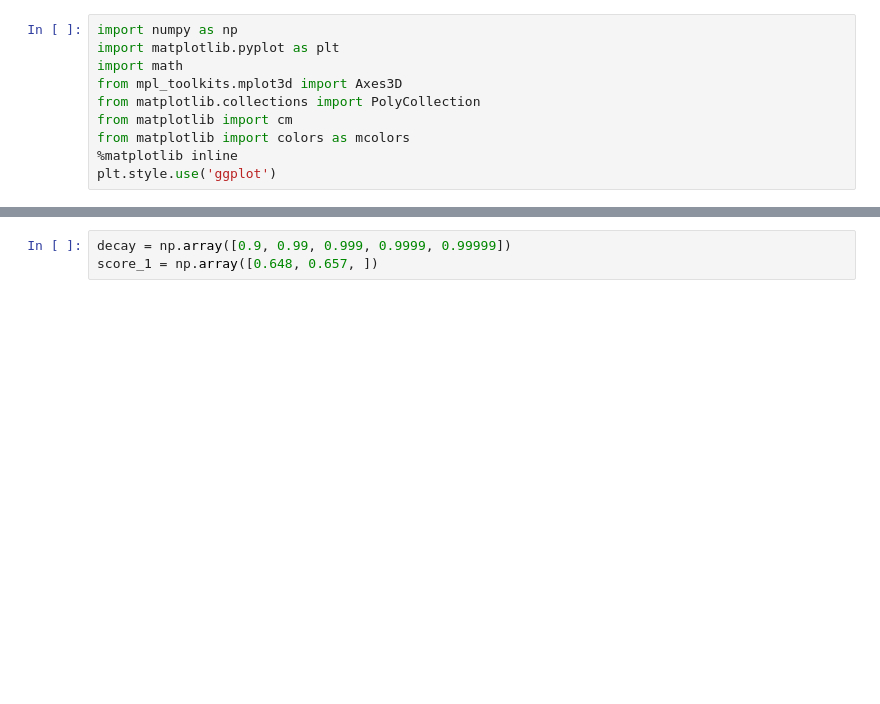
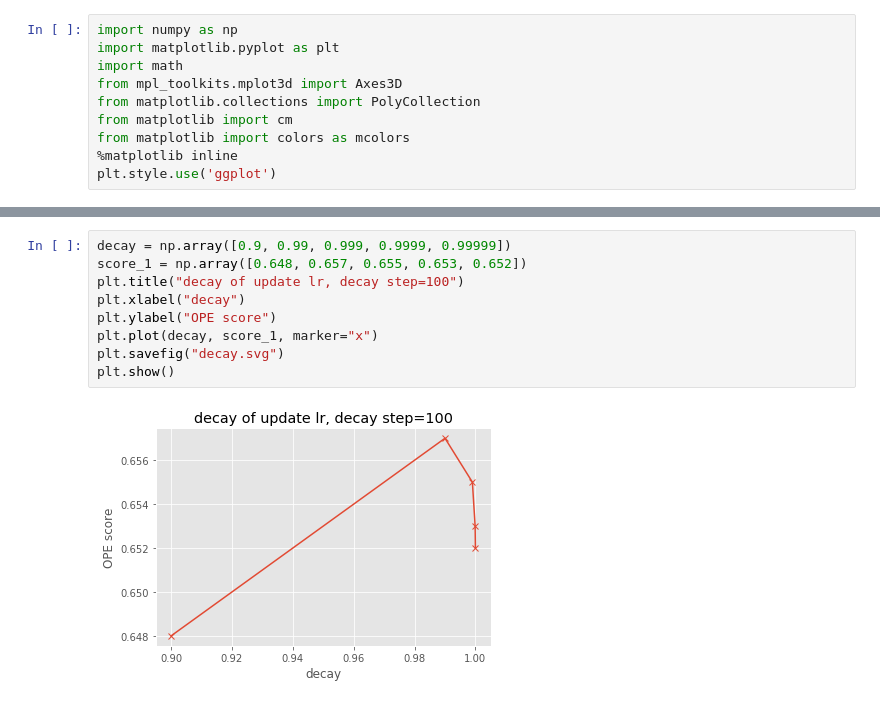
Before and after one commit to JachinShen/DaSiamRPNAT, a Jupyter notebook: notebook/Visualization.ipynb, the cells around one changed output, grey strips where cells are left out. Cells and saved outputs as stored; diff of their text form; blank space fills up the shorter version.

```diff
--- a/notebook/Visualization.ipynb
+++ b/notebook/Visualization.ipynb
@@ -115,3 +117,11 @@ plt.show()
 # %%
 decay = np.array([0.9, 0.99, 0.999, 0.9999, 0.99999])
-score_1 = np.array([0.648, 0.657, ])
+score_1 = np.array([0.648, 0.657, 0.655, 0.653, 0.652])
+plt.title("decay of update lr, decay step=100")
+plt.xlabel("decay")
+plt.ylabel("OPE score")
+plt.plot(decay, score_1, marker="x")
+plt.savefig("decay.svg")
+plt.show()
+# %% [output]
+[figure, added]
```
Also changed, not shown: parts of 13 cells of this notebook, 14 other files.
